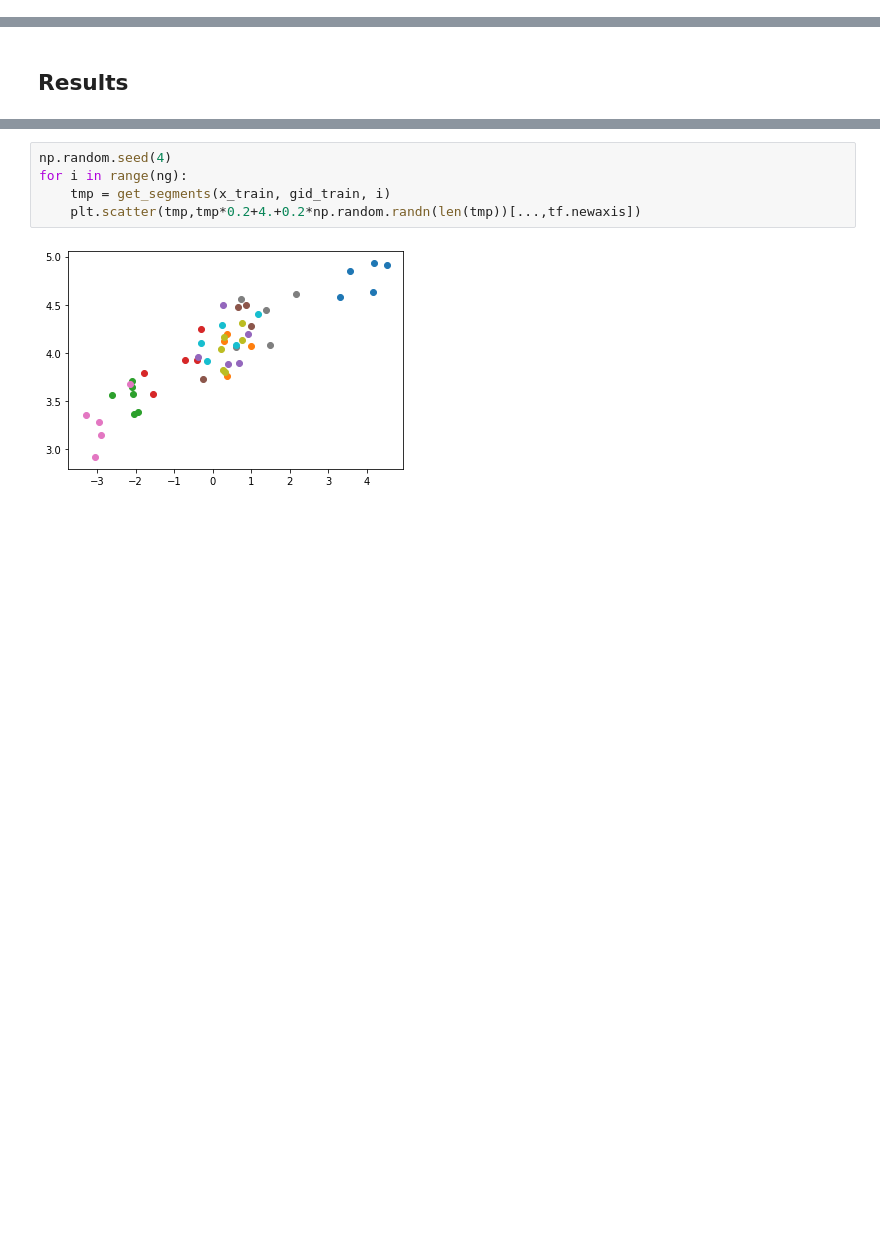
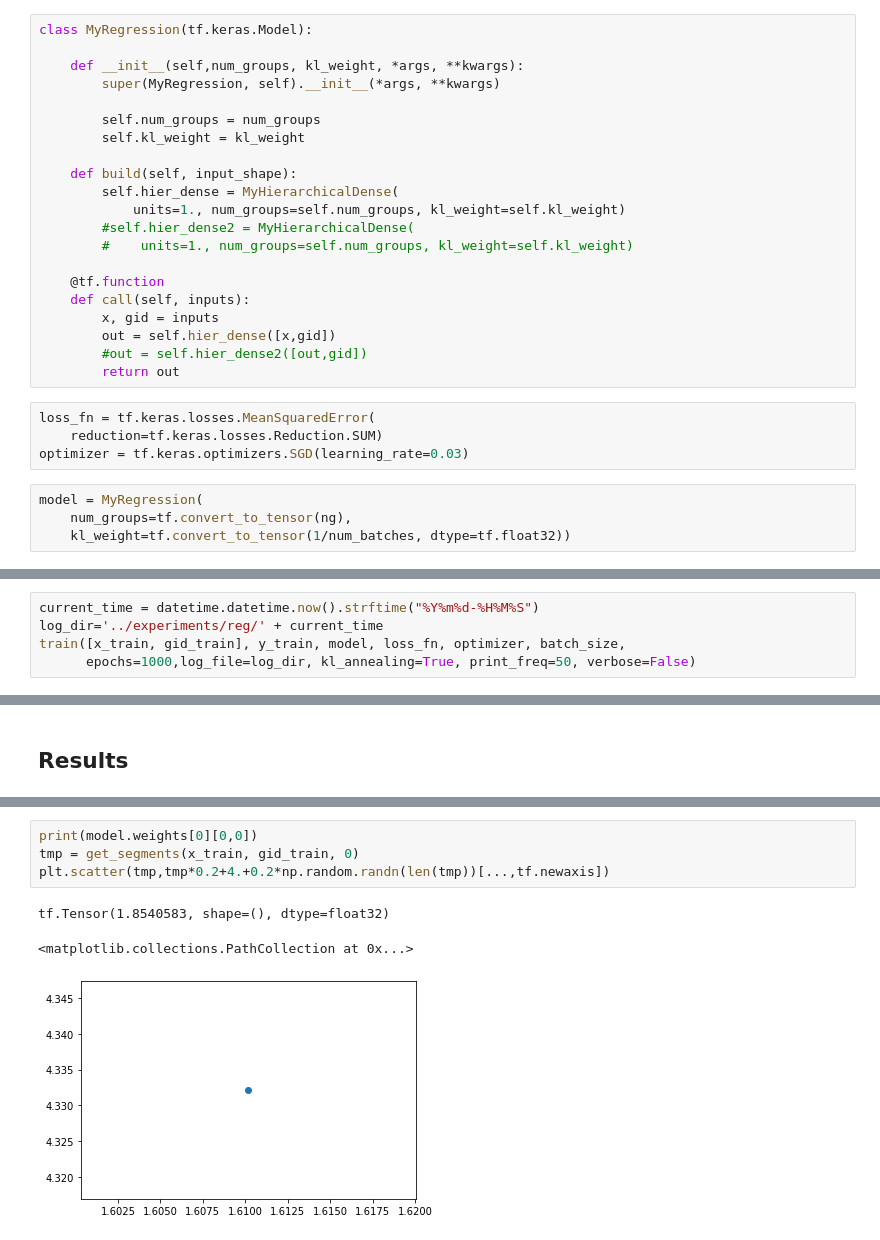
Before and after one commit to milesaturpin/latent-variable-nn, a Jupyter notebook: notebooks/single_param_baseline.ipynb, the cells around one changed output, grey strips where cells are left out. Saved outputs shown, nothing was run; the diff lists cells and outputs as text; blank space fills up the shorter version.

Commit message:
extensive tensorboard logs, use new layer for BNN

```diff
--- a/notebooks/single_param_baseline.ipynb
+++ b/notebooks/single_param_baseline.ipynb
@@ -1014,0 +901,29 @@ Epoch 100/100
+# %%
+class MyRegression(tf.keras.Model):
+
+    def __init__(self,num_groups, kl_weight, *args, **kwargs):
+        super(MyRegression, self).__init__(*args, **kwargs)
+
+        self.num_groups = num_groups
+        self.kl_weight = kl_weight
+
+    def build(self, input_shape):
+        self.hier_dense = MyHierarchicalDense(
+            units=1., num_groups=self.num_groups, kl_weight=self.kl_weight)
+        #self.hier_dense2 = MyHierarchicalDense(
+        #    units=1., num_groups=self.num_groups, kl_weight=self.kl_weight)
+
+    @tf.function
+    def call(self, inputs):
+        x, gid = inputs
+        out = self.hier_dense([x,gid])
+        #out = self.hier_dense2([out,gid])
+        return out
+# %%
+loss_fn = tf.keras.losses.MeanSquaredError(
+    reduction=tf.keras.losses.Reduction.SUM)
+optimizer = tf.keras.optimizers.SGD(learning_rate=0.03)
+# %%
+model = MyRegression(
+    num_groups=tf.convert_to_tensor(ng),
+    kl_weight=tf.convert_to_tensor(1/num_batches, dtype=tf.float32))
@@ -1014,0 +934,5 @@ Epoch 100/100
+# %%
+current_time = datetime.datetime.now().strftime("%Y%m%d-%H%M%S")
+log_dir='../experiments/reg/' + current_time
+train([x_train, gid_train], y_train, model, loss_fn, optimizer, batch_size,
+      epochs=1000,log_file=log_dir, kl_annealing=True, print_freq=50, verbose=False)
@@ -1040,10 +996,11 @@ bias/tau_k_prior_variance:0
 # %%
-np.random.seed(4)
-for i in range(ng):
-    tmp = get_segments(x_train, gid_train, i)
-    plt.scatter(tmp,tmp*0.2+4.+0.2*np.random.randn(len(tmp))[...,tf.newaxis])
+print(model.weights[0][0,0])
+tmp = get_segments(x_train, gid_train, 0)
+plt.scatter(tmp,tmp*0.2+4.+0.2*np.random.randn(len(tmp))[...,tf.newaxis])
 # %% [output]
+tf.Tensor(1.8540583, shape=(), dtype=float32)
+<matplotlib.collections.PathCollection at 0x...>
-[figure, old version]
+[figure, new version]
 # %%
 %tensorboard --logdir=../experiments/reg/
 # %% [output]
```
Also changed, not shown: parts of 50 cells of this notebook, 5 other files.
